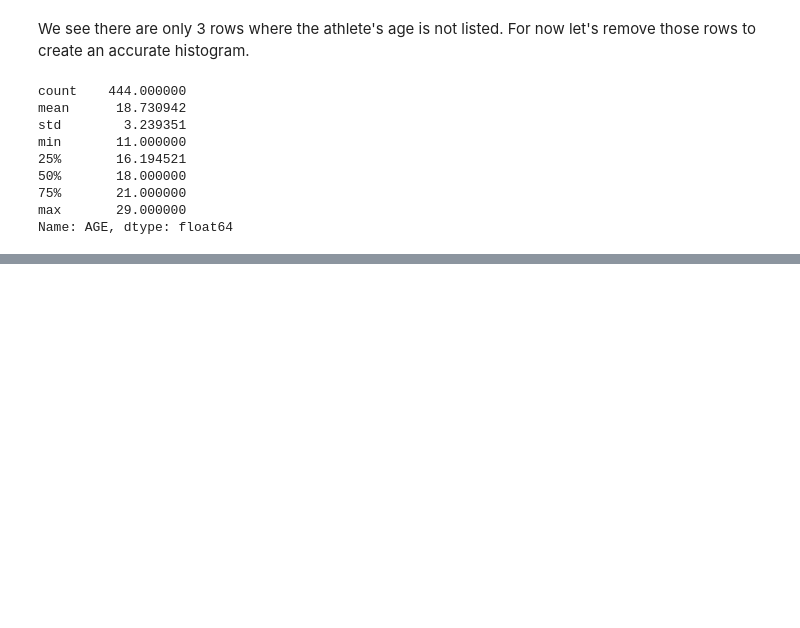
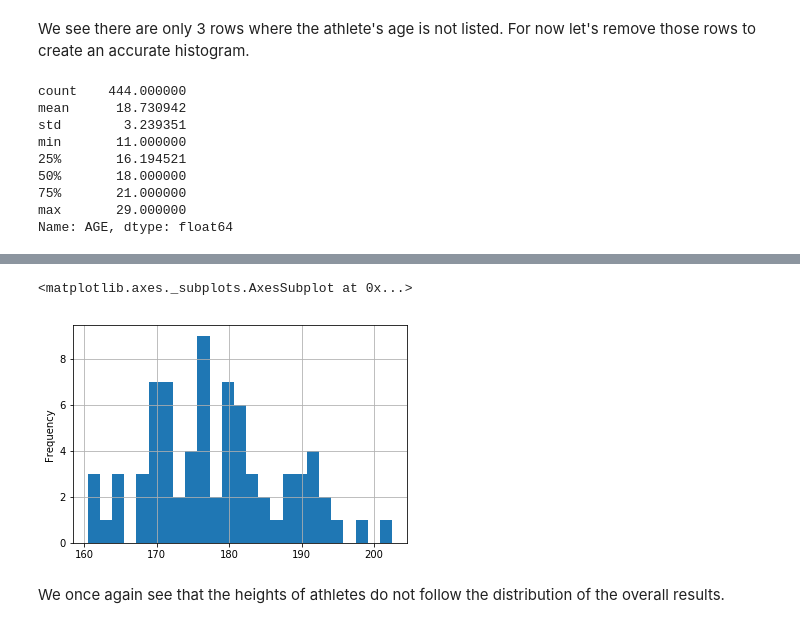
Before and after one commit to d-hasan/RBC-Training-Ground, a Jupyter notebook: rbc-training-ground.ipynb, the cells around one changed output, grey strips where cells are left out. Cells and saved outputs as stored; diff of their text form; code cells hidden in the pictures; blank space fills up the shorter version.

```diff
--- a/rbc-training-ground.ipynb
+++ b/rbc-training-ground.ipynb
@@ -85,0 +134,3 @@ Text(0.5,1,'Ages for 444 Athletes')
+# %%
+heightQlfd = qualifiedResultsON.HEIGHT
+heightQlfd.describe()
@@ -85,0 +147,7 @@ Text(0.5,1,'Ages for 444 Athletes')
+# %%
+heightQlfd.plot.hist(grid=True, bins=25)
+# %% [output]
+<matplotlib.axes._subplots.AxesSubplot at 0x...>
+[figure, added]
+# %% [markdown]
+We once again see that the heights of athletes do not follow the distribution of the overall results.
```
Also changed, not shown: parts of 17 cells of this notebook.
